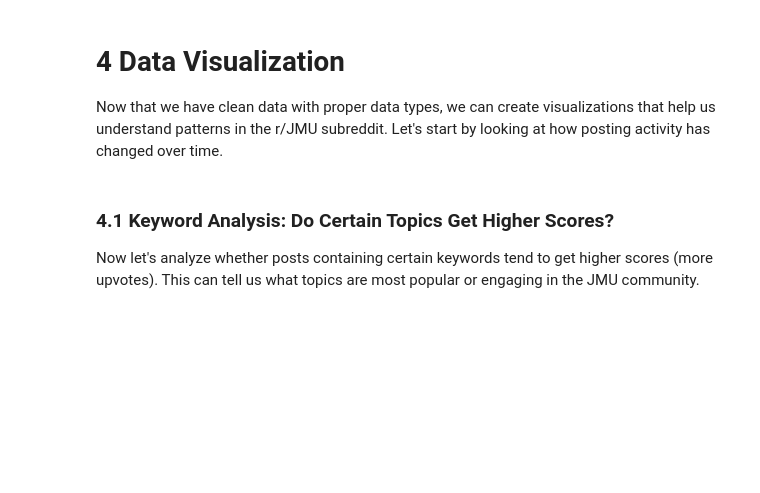
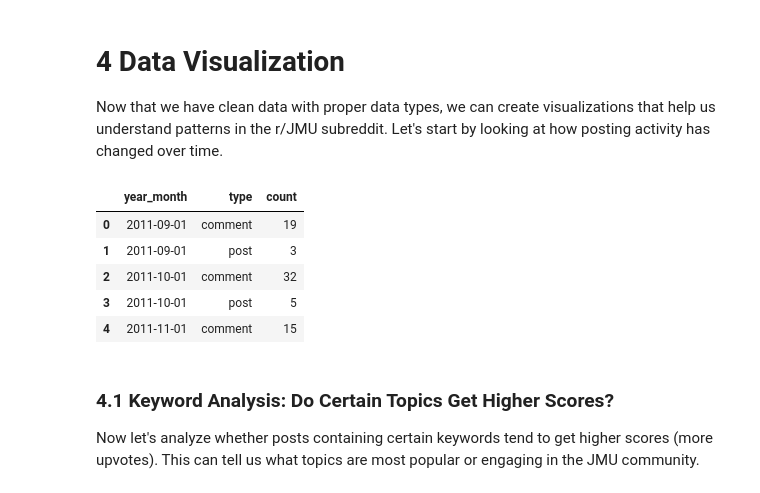
Before and after one commit to emilyrios25/ds_101_python_lessons, a Jupyter notebook: lesson_3_introduction_pandas/lesson 3_introduction_pandas_datawrangling.ipynb, the cells around one changed output. Saved outputs shown, nothing was run; the diff lists cells and outputs as text; code cells hidden in the pictures; blank space fills up the shorter version.

```diff
--- a/lesson_3_introduction_pandas/lesson 3_introduction_pandas_datawrangling.ipynb
+++ b/lesson_3_introduction_pandas/lesson 3_introduction_pandas_datawrangling.ipynb
@@ -161,28 +173,17 @@ Now that we have clean data with proper data types, we can create visualizations
 # %%
 # Extract year-month from the date column for monthly analysis
 df['year_month'] = df['date'].dt.to_period('M')
-
 # Group the data by year-month and post type, then count entries in each group
 monthly_counts = df.groupby(['year_month', 'type'], observed=True).size().reset_index(name='count')
 
 # Convert year_month back to datetime format so Plotly can understand it
 monthly_counts['year_month'] = monthly_counts['year_month'].dt.to_timestamp()
 
-# Create an interactive line chart
-fig = px.line(monthly_counts,
-              x='year_month',           # x-axis: time
-              y='count',                # y-axis: number of posts/comments
-              color='type',             # separate lines for posts vs comments
-              title='Number of Posts and Comments per Month on r/JMU',
-              labels={'count': 'Number of Posts/Comments', 'year_month': 'Year-Month'},
-              markers=True)             # add dots to the lines
-
-# Customize the chart appearance
-fig.update_layout(
-    xaxis_title="Year-Month",
-    yaxis_title="Number of Posts/Comments",
-    legend_title="Type"
-)
-
-# Display the interactive chart
-fig.show()
+monthly_counts.head()
+# %% [output]
+|  | year_month | type | count |
+| 0 | 2011-09-01 | comment | 19 |
+| 1 | 2011-09-01 | post | 3 |
+| 2 | 2011-10-01 | comment | 32 |
+| 3 | 2011-10-01 | post | 5 |
+| 4 | 2011-11-01 | comment | 15 |
```
Also changed, not shown: parts of 2 cells of this notebook, 3 other files.
